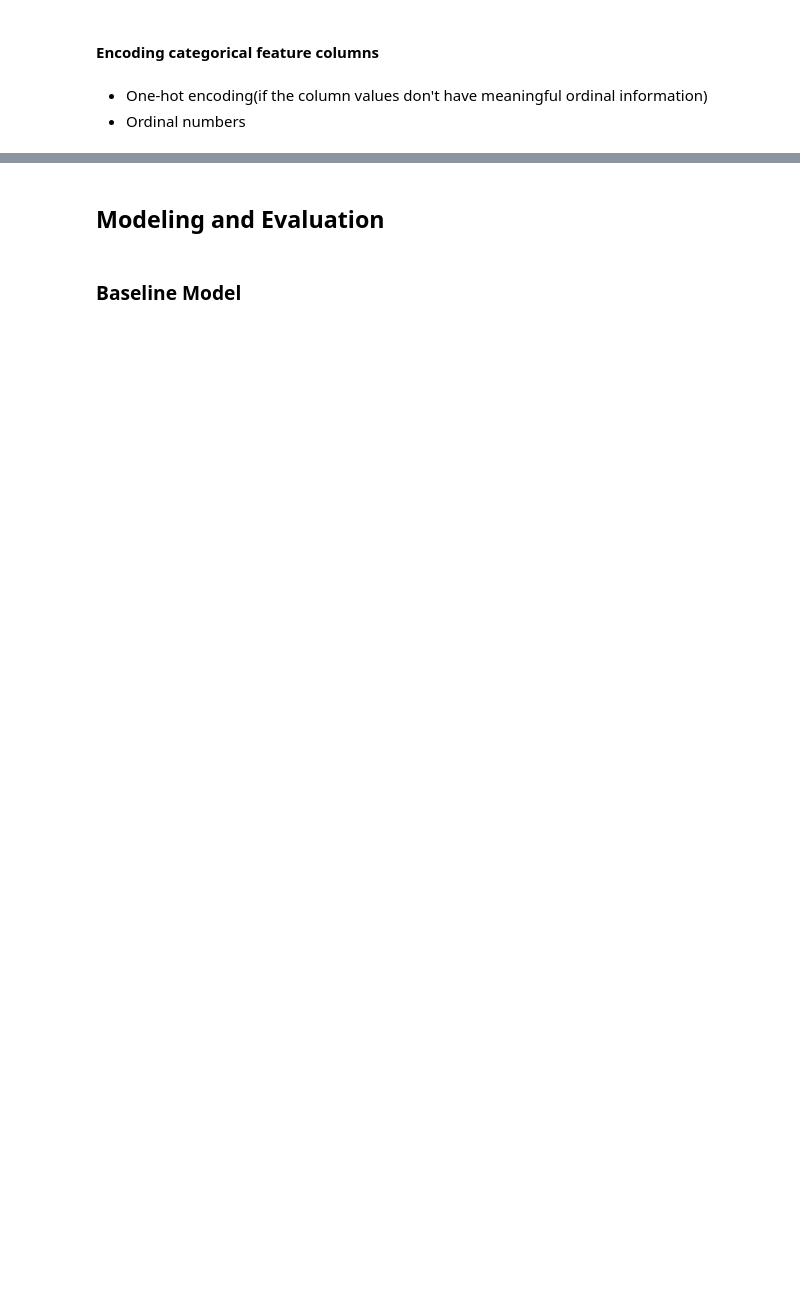
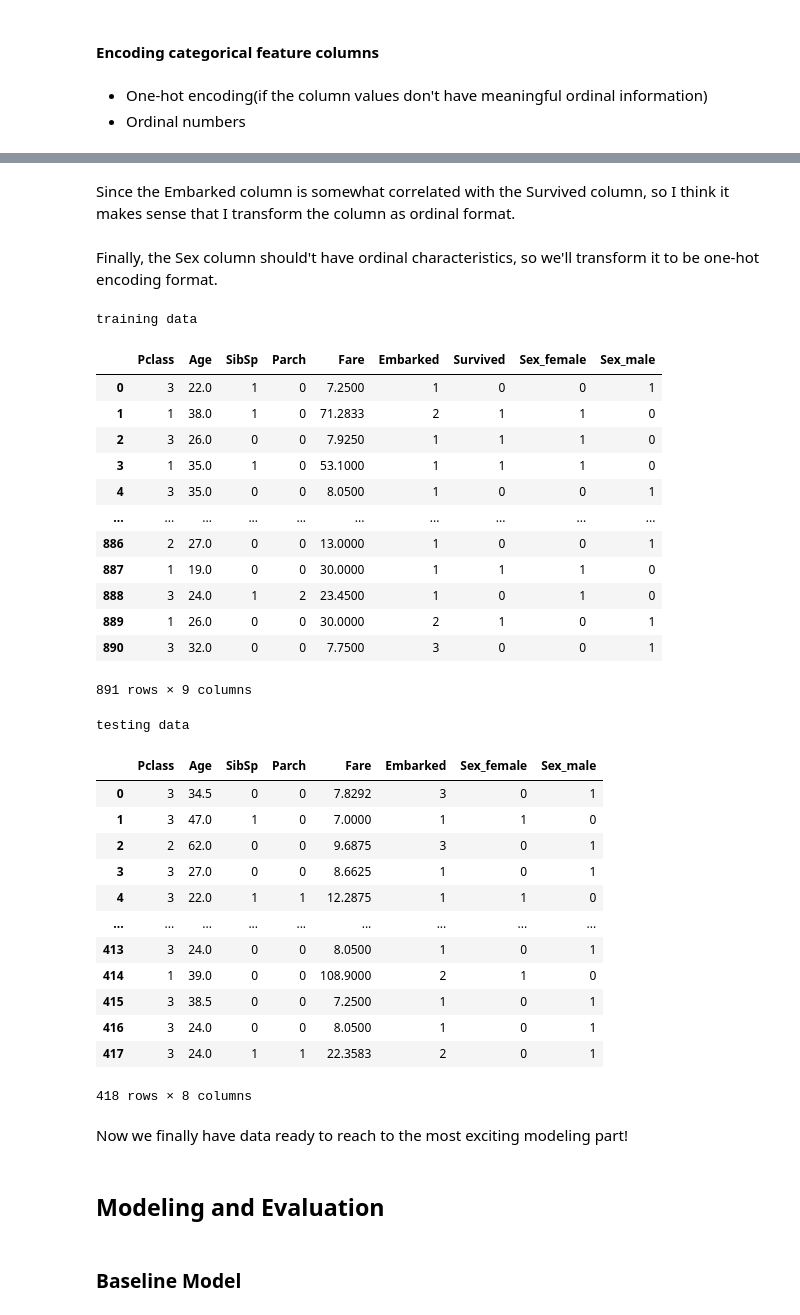
Before and after one commit to cyyeh/blog, a Jupyter notebook: _notebooks/2020-03-31-kaggle-titanic.ipynb, the cells around one changed output, grey strips where cells are left out. Cells and saved outputs as stored; diff of their text form; code cells hidden in the pictures; blank space fills up the shorter version.

```diff
--- a/_notebooks/2020-03-31-kaggle-titanic.ipynb
+++ b/_notebooks/2020-03-31-kaggle-titanic.ipynb
@@ -464,3 +603,49 @@ new testing data
+# %% [markdown]
+Since the Embarked column is somewhat correlated with the Survived column, so I think it makes sense that I transform the column as ordinal format.
+# %% [markdown]
+Finally, the Sex column should't have ordinal characteristics, so we'll transform it to be one-hot encoding format.
+# %%
+#collapse_hide
+train_df_ = pd.get_dummies(train_df_)
+test_df_ = pd.get_dummies(test_df_)
+
+print('training data')
+train_df_
+
+print()
+print('testing data')
+test_df_
+# %% [output]
+training data
+|  | Pclass | Age | SibSp | Parch | Fare | Embarked | Survived | Sex_female | Sex_male |
+| 0 | 3 | 22.0 | 1 | 0 | 7.2500 | 1 | 0 | 0 | 1 |
+| 1 | 1 | 38.0 | 1 | 0 | 71.2833 | 2 | 1 | 1 | 0 |
+| 2 | 3 | 26.0 | 0 | 0 | 7.9250 | 1 | 1 | 1 | 0 |
+| 3 | 1 | 35.0 | 1 | 0 | 53.1000 | 1 | 1 | 1 | 0 |
+| 4 | 3 | 35.0 | 0 | 0 | 8.0500 | 1 | 0 | 0 | 1 |
+| ... | ... | ... | ... | ... | ... | ... | ... | ... | ... |
+| 886 | 2 | 27.0 | 0 | 0 | 13.0000 | 1 | 0 | 0 | 1 |
+| 887 | 1 | 19.0 | 0 | 0 | 30.0000 | 1 | 1 | 1 | 0 |
+| 888 | 3 | 24.0 | 1 | 2 | 23.4500 | 1 | 0 | 1 | 0 |
+| 889 | 1 | 26.0 | 0 | 0 | 30.0000 | 2 | 1 | 0 | 1 |
+| 890 | 3 | 32.0 | 0 | 0 | 7.7500 | 3 | 0 | 0 | 1 |
+891 rows × 9 columns
+testing data
+|  | Pclass | Age | SibSp | Parch | Fare | Embarked | Sex_female | Sex_male |
+| 0 | 3 | 34.5 | 0 | 0 | 7.8292 | 3 | 0 | 1 |
+| 1 | 3 | 47.0 | 1 | 0 | 7.0000 | 1 | 1 | 0 |
+| 2 | 2 | 62.0 | 0 | 0 | 9.6875 | 3 | 0 | 1 |
+| 3 | 3 | 27.0 | 0 | 0 | 8.6625 | 1 | 0 | 1 |
+| 4 | 3 | 22.0 | 1 | 1 | 12.2875 | 1 | 1 | 0 |
+| ... | ... | ... | ... | ... | ... | ... | ... | ... |
+| 413 | 3 | 24.0 | 0 | 0 | 8.0500 | 1 | 0 | 1 |
+| 414 | 1 | 39.0 | 0 | 0 | 108.9000 | 2 | 1 | 0 |
+| 415 | 3 | 38.5 | 0 | 0 | 7.2500 | 1 | 0 | 1 |
+| 416 | 3 | 24.0 | 0 | 0 | 8.0500 | 1 | 0 | 1 |
+| 417 | 3 | 24.0 | 1 | 1 | 22.3583 | 2 | 0 | 1 |
+418 rows × 8 columns
+# %% [markdown]
+Now we finally have data ready to reach to the most exciting modeling part!
 # %% [markdown]
 ## Modeling and Evaluation
 # %% [markdown]
```
Also changed, not shown: parts of 27 cells of this notebook, 8 other files.
